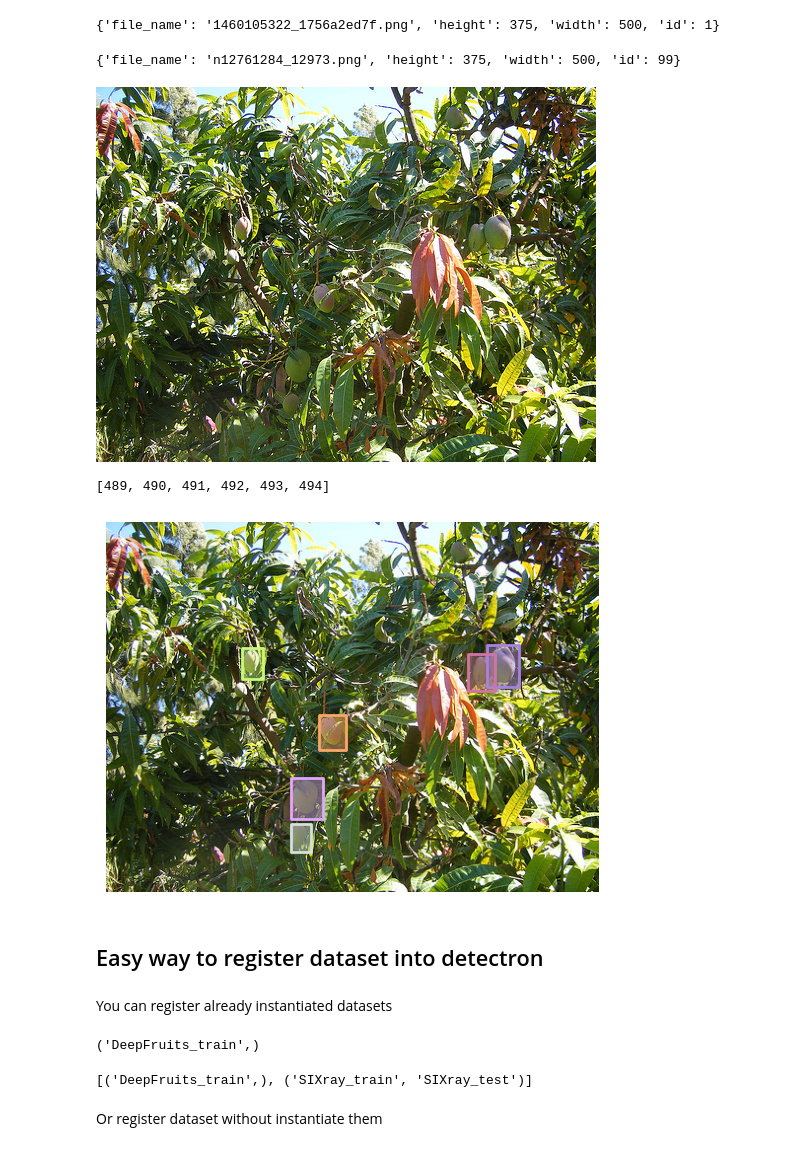
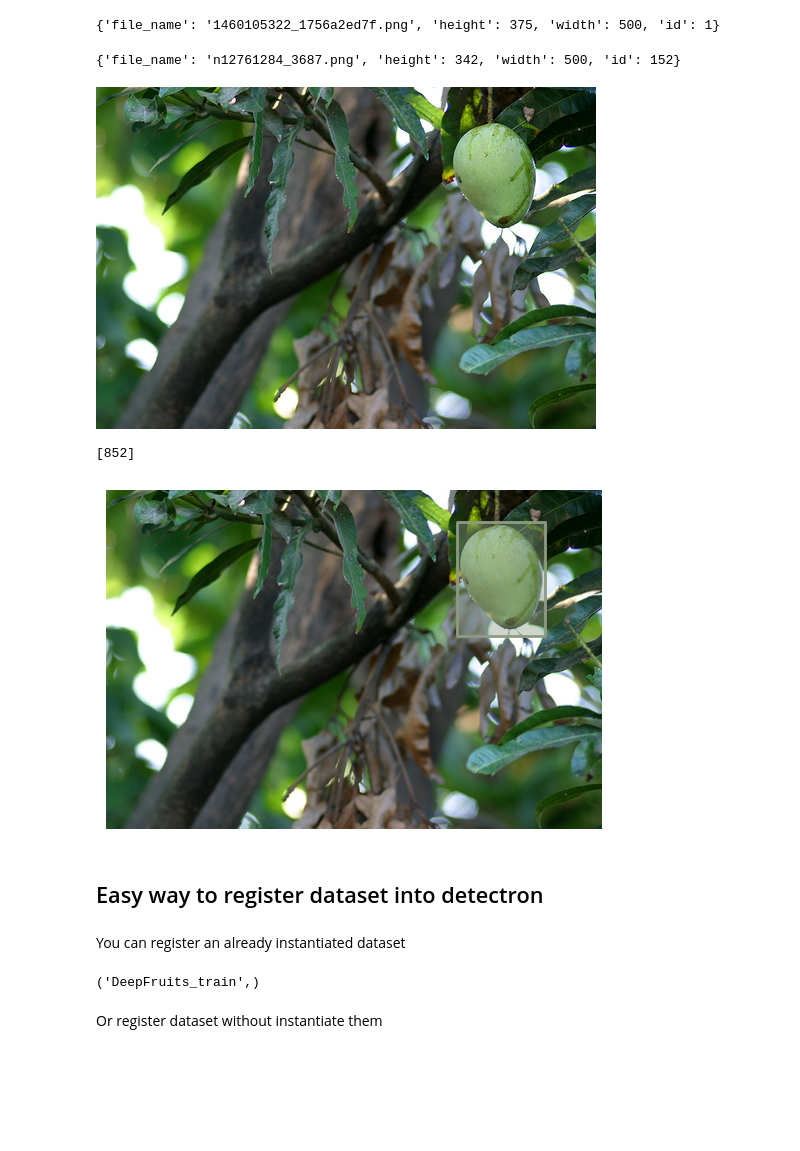
Before and after one commit to HichTala/COCO_dataset_transformations, a Jupyter notebook: super_pycocotools_walkthrough.ipynb, the cells around one changed output. Saved outputs shown, nothing was run; the diff lists cells and outputs as text; code cells hidden in the pictures; blank space fills up the shorter version.

```diff
--- a/super_pycocotools_walkthrough.ipynb
+++ b/super_pycocotools_walkthrough.ipynb
@@ -14,7 +15,7 @@ from super_pycocotools.coco import COCO
 super_ann_file = './datasets.json'
 
 #initialize COCO api
-coco = COCO(super_ann_file)
+coco = SuperCOCO(super_ann_file)
 # %% [output]
 processing DeepFruits
 train data
@@ -55,45 +71,39 @@ for key in coco.DeepFruits.train.imgs.keys():
 # %% [output]
 {'file_name': '1460105322_1756a2ed7f.png', 'height': 375, 'width': 500, 'id': 1}
 # %%
-im = coco.DeepFruits.train.loadImgs(99)[0]
+im = coco.DeepFruits.train.loadImgs(152)[0]
 im
 # %% [output]
-{'file_name': 'n12761284_12973.png', 'height': 375, 'width': 500, 'id': 99}
+{'file_name': 'n12761284_3687.png', 'height': 342, 'width': 500, 'id': 152}
 # %%
-data_dir = coco.DeepFruits.infos['path']
+data_dir = coco.DeepFruits.infos['root']
 data_type = 'train2017'
 image_path = '{}/{}/{}'.format(data_dir, data_type, im['file_name'])
 # %%
 image = Image.open(image_path)
 image
 # %% [output]
-[figure, old version]
+[figure, new version]
 # %%
 ann_ids = coco.DeepFruits.train.getAnnIds(imgIds=im['id'])
 ann_ids
 # %% [output]
-[489, 490, 491, 492, 493, 494]
+[852]
 # %%
-plt.imshow(image); plt.axis('off')
+plt.imshow(image)
+plt.axis('off')
 anns = coco.DeepFruits.train.loadAnns(ann_ids)
 coco.SIXray.train.showAnns(anns, draw_bbox=True)
 # %% [output]
-[figure, old version]
+[figure, new version]
 # %% [markdown]
 ## Easy way to register dataset into detectron
 # %% [markdown]
-You can register already instantiated datasets
+You can register an already instantiated dataset
 # %%
 coco.DeepFruits.register()
 # %% [output]
 ('DeepFruits_train',)
-# %%
-from detectron2.data.catalog import DatasetCatalog
-DatasetCatalog.remove('DeepFruits_train')
-
-coco.detectron_register()
-# %% [output]
-[('DeepFruits_train',), ('SIXray_train', 'SIXray_test')]
 # %% [markdown]
 Or register dataset without instantiate them
 # %%
```
Also changed, not shown: parts of 7 cells of this notebook, 8 other files.
